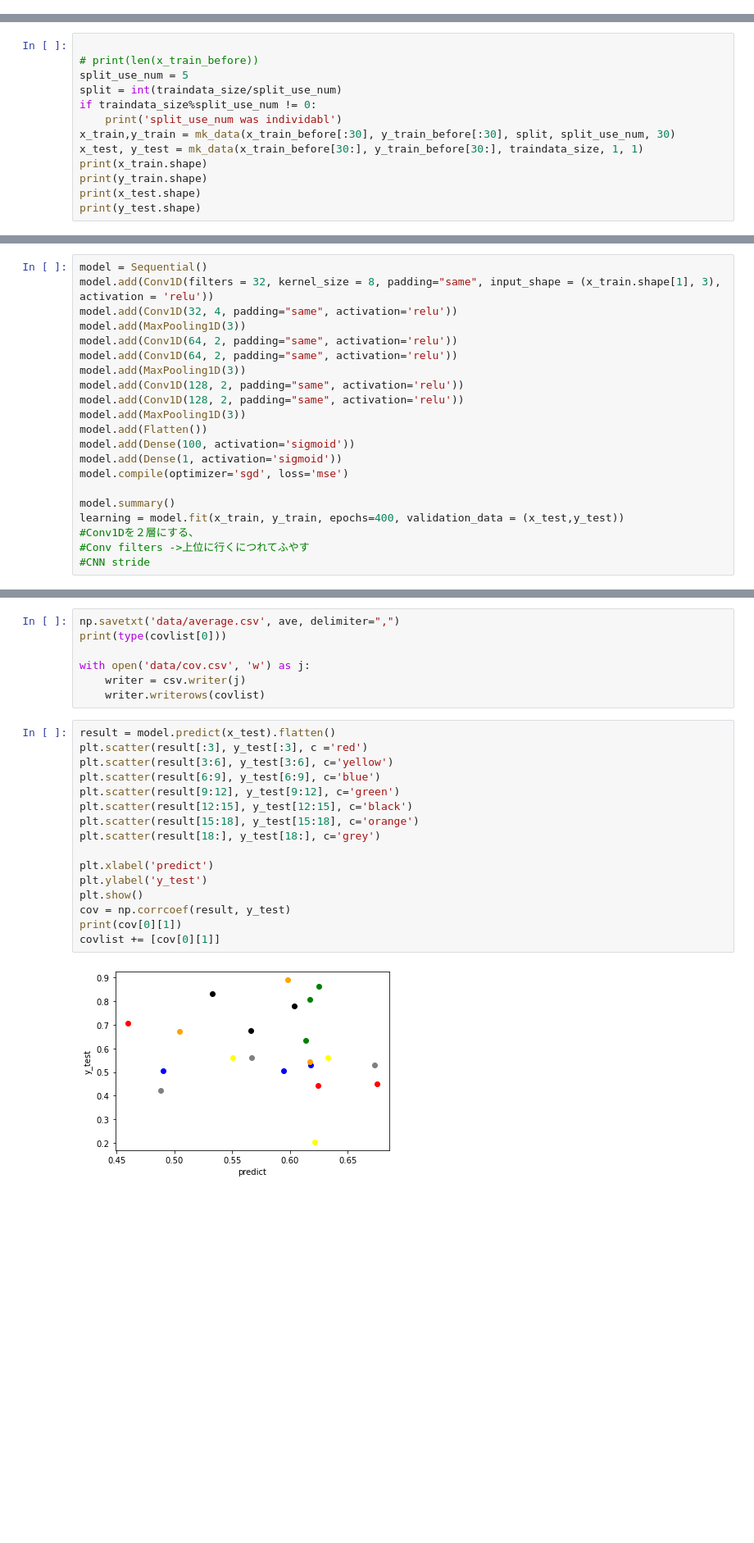
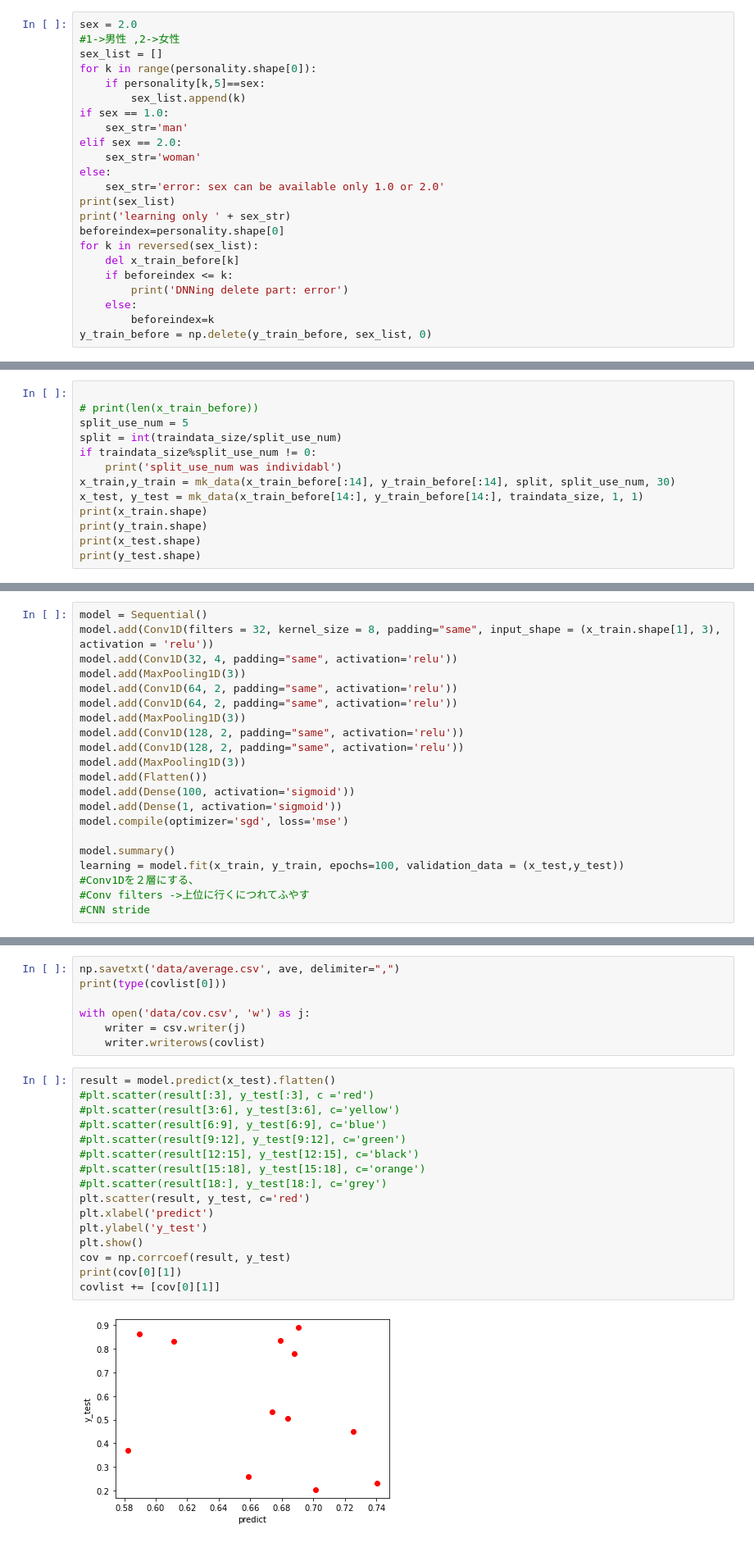
Before and after one commit to zwwaa-ku/my_code, a Jupyter notebook: DNNing.ipynb, the cells around one changed output, grey strips where cells are left out. Shown at 82% size. Drawn from its saved outputs; the diff is of its cells as text; blank space fills up the shorter version.

```diff
--- a/DNNing.ipynb
+++ b/DNNing.ipynb
@@ -115,0 +107,23 @@ print(y_train_before)
+# %%
+sex = 2.0
+#1->男性 ,2->女性
+sex_list = []
+for k in range(personality.shape[0]):
+    if personality[k,5]==sex:
+        sex_list.append(k)
+if sex == 1.0:
+    sex_str='man'
+elif sex == 2.0:
+    sex_str='woman'
+else:
+    sex_str='error: sex can be available only 1.0 or 2.0'
+print(sex_list)
+print('learning only ' + sex_str)
+beforeindex=personality.shape[0]
+for k in reversed(sex_list):
+    del x_train_before[k]
+    if beforeindex <= k:
+        print('DNNing delete part: error')
+    else:
+        beforeindex=k
+y_train_before = np.delete(y_train_before, sex_list, 0)
@@ -123,8 +144,8 @@ split_use_num = 5
 split = int(traindata_size/split_use_num)
 if traindata_size%split_use_num != 0:
     print('split_use_num was individabl')
-x_train,y_train = mk_data(x_train_before[:30], y_train_before[:30], split, split_use_num, 30)
-x_test, y_test = mk_data(x_train_before[30:], y_train_before[30:], traindata_size, 1, 1)
+x_train,y_train = mk_data(x_train_before[:14], y_train_before[:14], split, split_use_num, 30)
+x_test, y_test = mk_data(x_train_before[14:], y_train_before[14:], traindata_size, 1, 1)
 print(x_train.shape)
 print(y_train.shape)
 print(x_test.shape)
@@ -151,7 +172,7 @@ model.add(Dense(1, activation='sigmoid'))
 model.compile(optimizer='sgd', loss='mse')
 
 model.summary()
-learning = model.fit(x_train, y_train, epochs=400, validation_data = (x_test,y_test))
+learning = model.fit(x_train, y_train, epochs=100, validation_data = (x_test,y_test))
 #Conv1Dを２層にする、
 #Conv filters ->上位に行くにつれてふやす
 #CNN stride
@@ -225,19 +246,19 @@ with open('data/cov.csv', 'w') as j:
     writer.writerows(covlist)
 # %%
 result = model.predict(x_test).flatten()
-plt.scatter(result[:3], y_test[:3], c ='red')
-plt.scatter(result[3:6], y_test[3:6], c='yellow')
-plt.scatter(result[6:9], y_test[6:9], c='blue')
-plt.scatter(result[9:12], y_test[9:12], c='green')
-plt.scatter(result[12:15], y_test[12:15], c='black')
-plt.scatter(result[15:18], y_test[15:18], c='orange')
-plt.scatter(result[18:], y_test[18:], c='grey')
-
+#plt.scatter(result[:3], y_test[:3], c ='red')
+#plt.scatter(result[3:6], y_test[3:6], c='yellow')
+#plt.scatter(result[6:9], y_test[6:9], c='blue')
+#plt.scatter(result[9:12], y_test[9:12], c='green')
+#plt.scatter(result[12:15], y_test[12:15], c='black')
+#plt.scatter(result[15:18], y_test[15:18], c='orange')
+#plt.scatter(result[18:], y_test[18:], c='grey')
+plt.scatter(result, y_test, c='red')
 plt.xlabel('predict')
 plt.ylabel('y_test')
 plt.show()
 cov = np.corrcoef(result, y_test)
 print(cov[0][1])
 covlist += [cov[0][1]]
 # %% [output]
-[figure, old version]
+[figure, new version]
```
Also changed, not shown: parts of 8 cells of this notebook, 1 other file.
